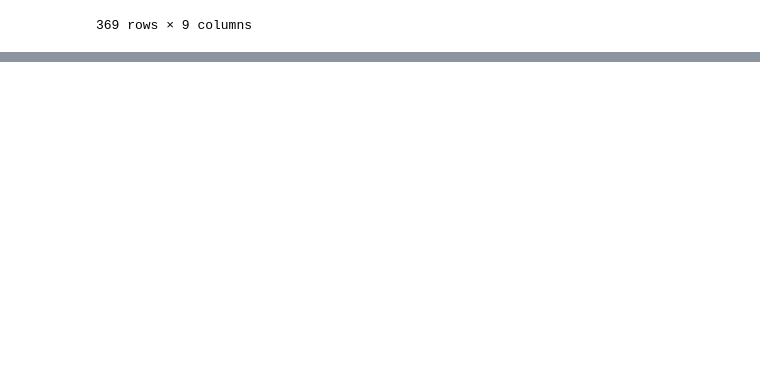
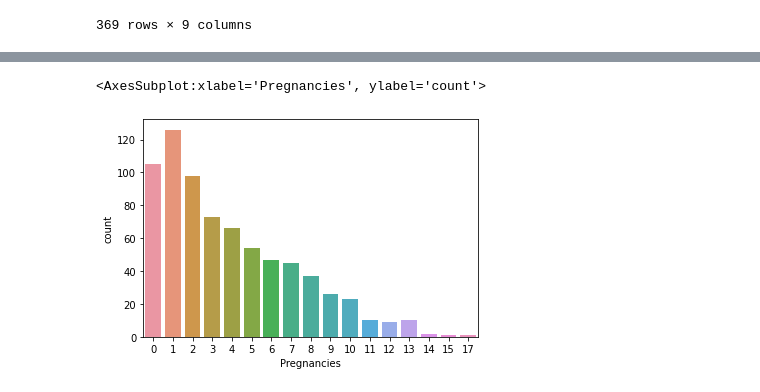
Before and after one commit to zinakhazaee/MachineLearning-SupervisedLearning_Classification, a Jupyter notebook: RF.ipynb, the cells around one changed output, grey strips where cells are left out. Saved outputs shown, nothing was run; the diff lists cells and outputs as text; code cells hidden in the pictures; blank space fills up the shorter version.

```diff
--- a/RF.ipynb
+++ b/RF.ipynb
@@ -212,0 +280,5 @@ sns.histplot(data['BMI'], bins = 30 , kde=True)
+# %%
+sns.countplot(data['Pregnancies'])
+# %% [output]
+<AxesSubplot:xlabel='Pregnancies', ylabel='count'>
+[figure, added]
```
Also changed, not shown: parts of 15 cells of this notebook.
